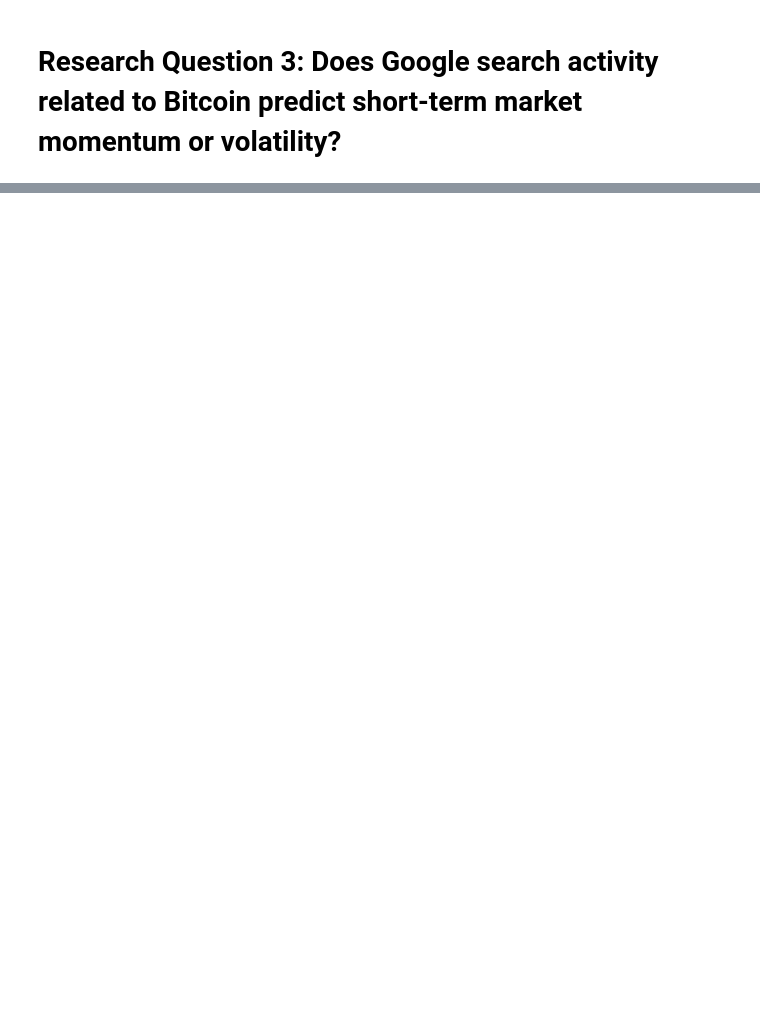
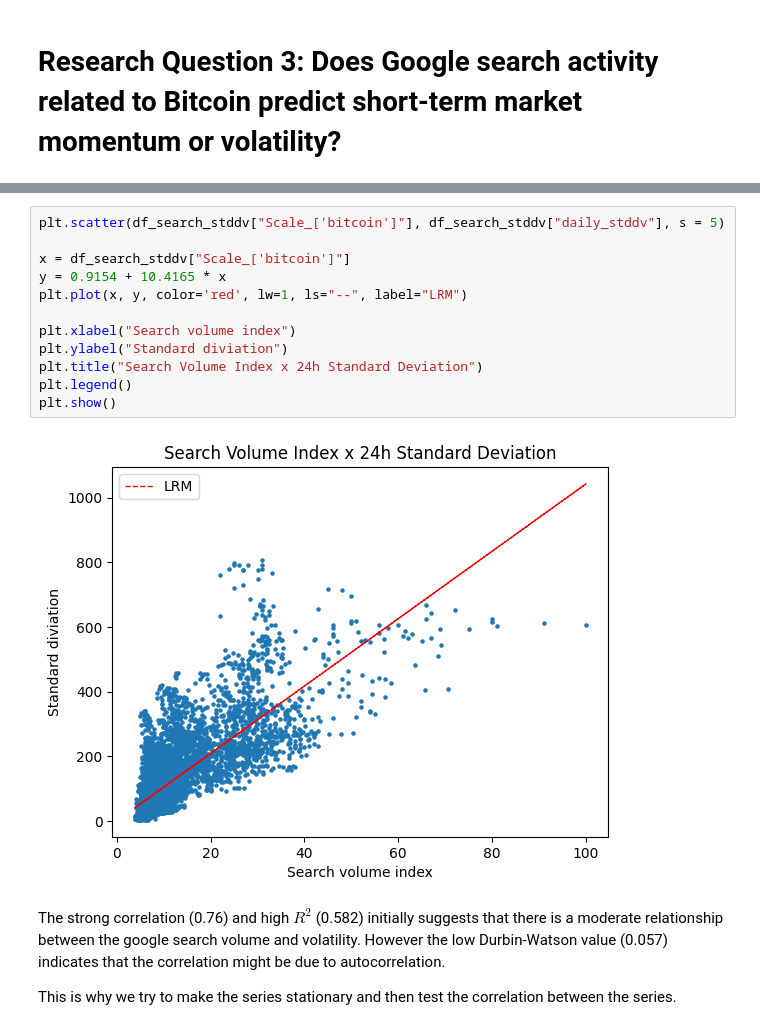
Before and after one commit to arkdong/SDA25_Group11, a Jupyter notebook: notebook/RQ3 .ipynb, the cells around one changed output, grey strips where cells are left out. Cells and saved outputs as stored; diff of their text form; blank space fills up the shorter version.

```diff
--- a/notebook/RQ3 .ipynb
+++ b/notebook/RQ3 .ipynb
@@ -33,0 +105,18 @@ plt.show()
+# %%
+plt.scatter(df_search_stddv["Scale_['bitcoin']"], df_search_stddv["daily_stddv"], s = 5)
+
+x = df_search_stddv["Scale_['bitcoin']"]
+y = 0.9154 + 10.4165 * x
+plt.plot(x, y, color='red', lw=1, ls="--", label="LRM")
+
+plt.xlabel("Search volume index")
+plt.ylabel("Standard diviation")
+plt.title("Search Volume Index x 24h Standard Deviation")
+plt.legend()
+plt.show()
+# %% [output]
+[figure, added]
+# %% [markdown]
+The strong correlation (0.76) and high $R^2$ (0.582) initially suggests that there is a moderate relationship between the google search volume and volatility. However the low Durbin-Watson value (0.057) indicates that the correlation might be due to autocorrelation.
+
+This is why we try to make the series stationary and then test the correlation between the series.
```
Also changed, not shown: parts of 19 cells of this notebook.
